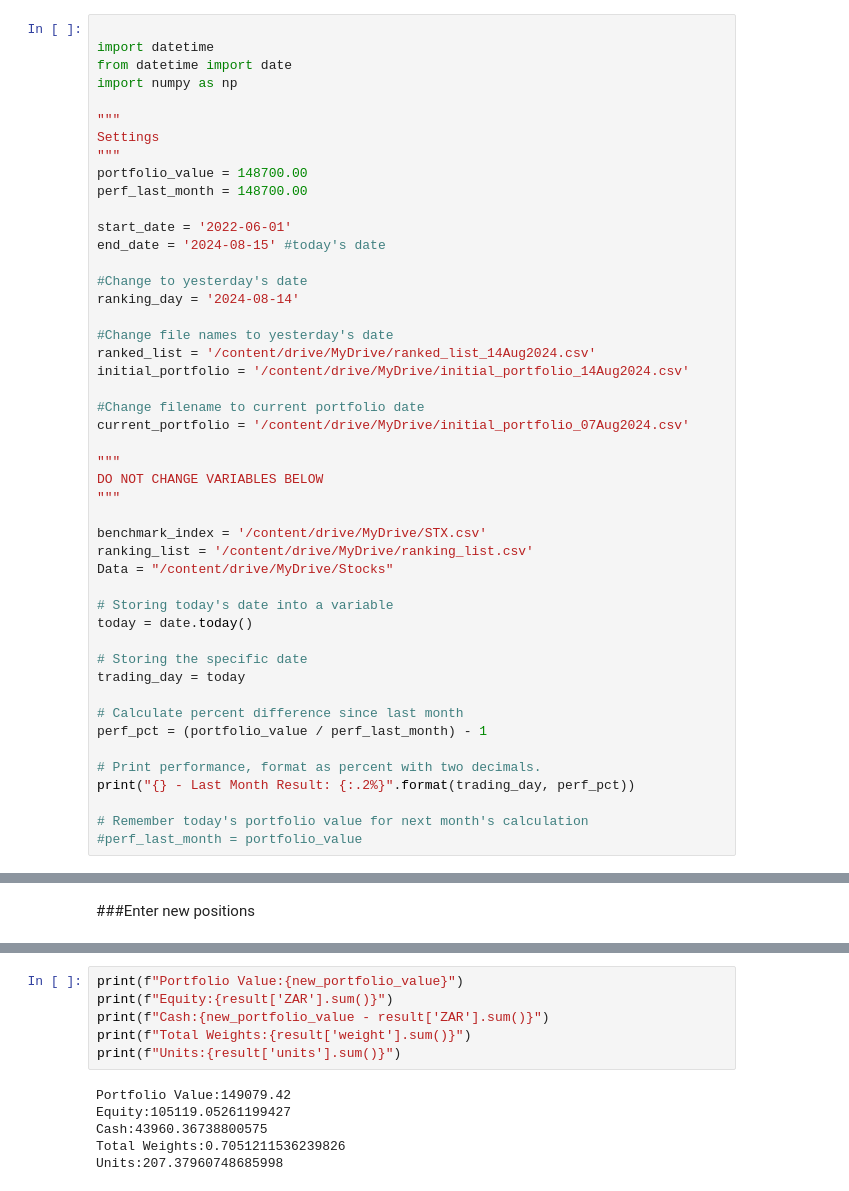
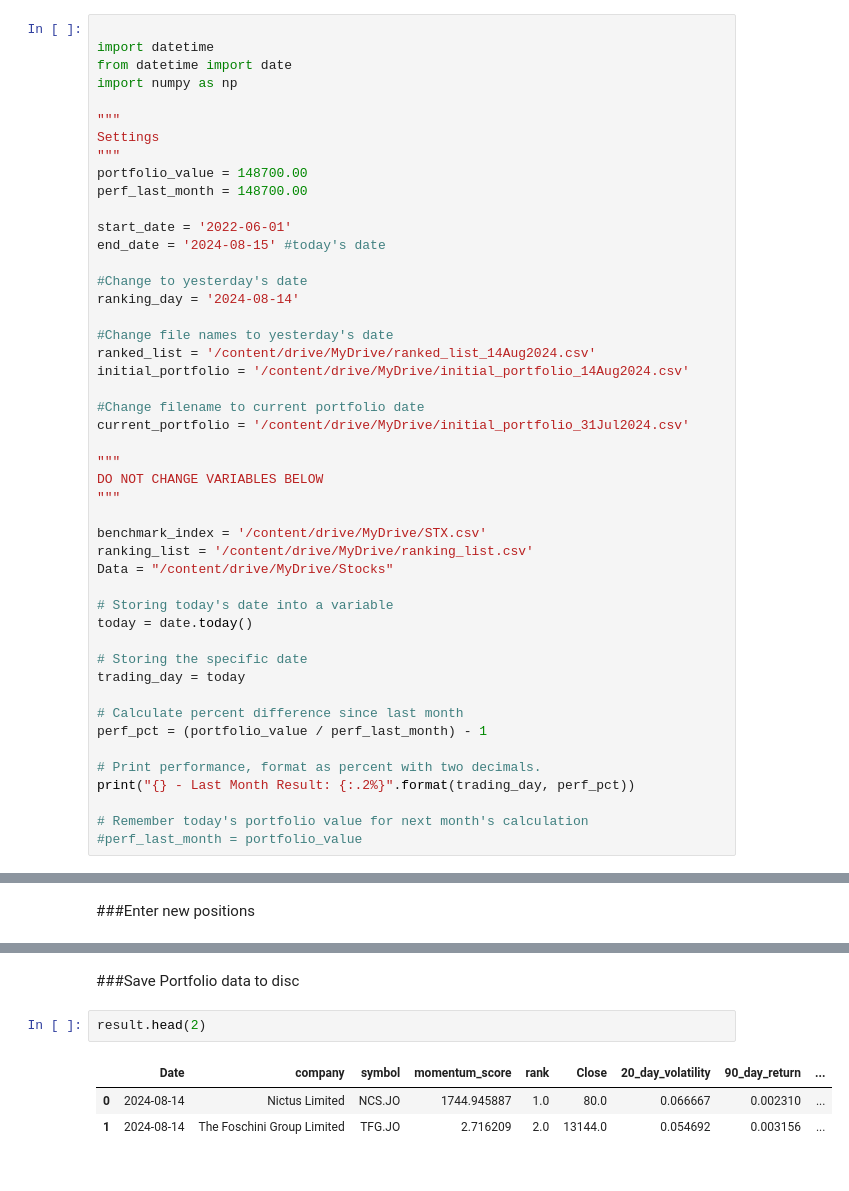
Before and after one commit to HelmieAnalytics/xardata, a Jupyter notebook: XarData_v3.0.0_ranker.ipynb, the cells around one changed output, grey strips where cells are left out. Drawn from its saved outputs; the diff is of its cells as text.

```diff
--- a/XarData_v3.0.0_ranker.ipynb
+++ b/XarData_v3.0.0_ranker.ipynb
@@ -187,7 +189,7 @@ ranked_list = '/content/drive/MyDrive/ranked_list_14Aug2024.csv'
 initial_portfolio = '/content/drive/MyDrive/initial_portfolio_14Aug2024.csv'
 
 #Change filename to current portfolio date
-current_portfolio = '/content/drive/MyDrive/initial_portfolio_07Aug2024.csv'
+current_portfolio = '/content/drive/MyDrive/initial_portfolio_31Jul2024.csv'
 
 """
 DO NOT CHANGE VARIABLES BELOW
@@ -949,12 +935,8 @@ Units:207.37960748685998
-# %%
-print(f"Portfolio Value:{new_portfolio_value}")
-print(f"Equity:{result['ZAR'].sum()}")
-print(f"Cash:{new_portfolio_value - result['ZAR'].sum()}")
-print(f"Total Weights:{result['weight'].sum()}")
-print(f"Units:{result['units'].sum()}")
-# %% [output]
-Portfolio Value:149079.42
-Equity:105119.05261199427
-Cash:43960.36738800575
-Total Weights:0.7051211536239826
-Units:207.37960748685998
+# %% [markdown]
+###Save Portfolio data to disc
+# %%
+result.head(2)
+# %% [output]
+|  | Date | company | symbol | momentum_score | rank | Close | 20_day_volatility | 90_day_return | ... |
+| 0 | 2024-08-14 | Nictus Limited | NCS.JO | 1744.945887 | 1.0 | 80.0 | 0.066667 | 0.002310 | ... |
+| 1 | 2024-08-14 | The Foschini Group Limited | TFG.JO | 2.716209 | 2.0 | 13144.0 | 0.054692 | 0.003156 | ... |
```
Also changed, not shown: parts of 11 cells of this notebook.
